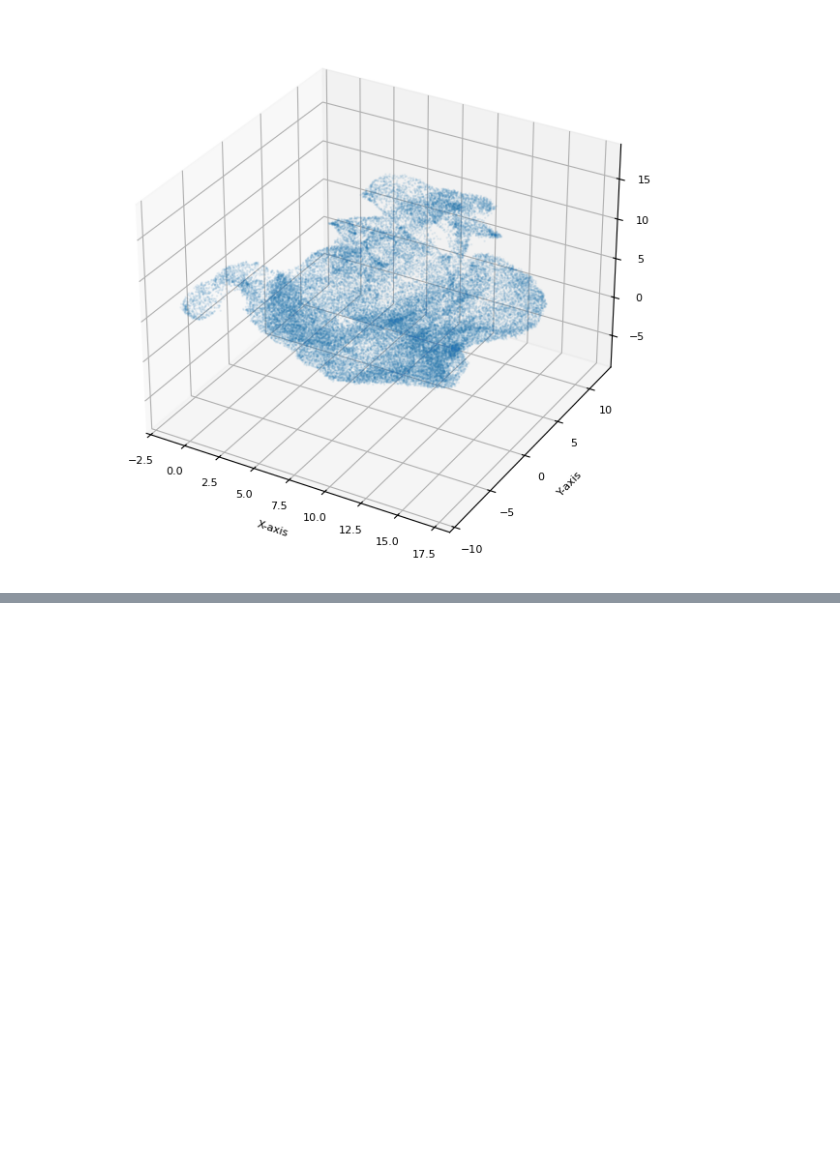
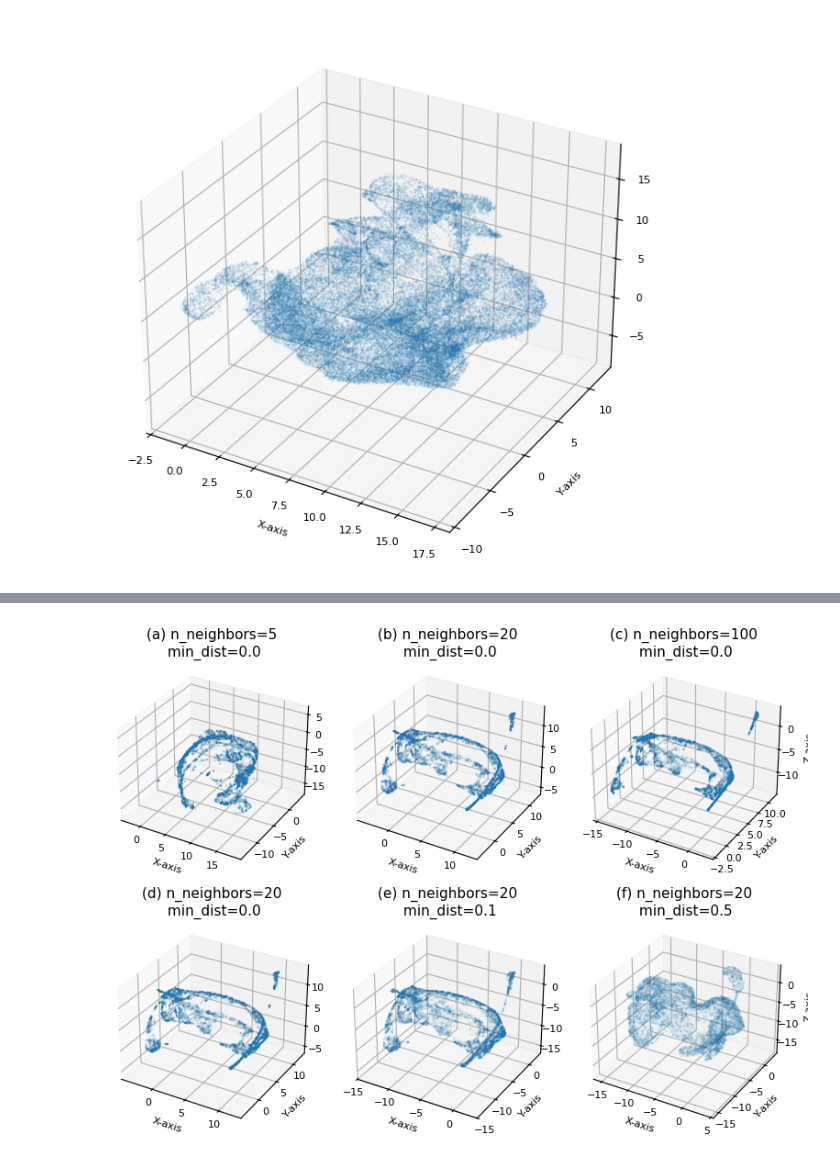
Before and after one commit to y-jenniges/ocean_clustering_and_validation, a Jupyter notebook: clustering_experiments/umap_hyperparameters.ipynb, the cells around one changed output, grey strips where cells are left out. Saved outputs shown, nothing was run; the diff lists cells and outputs as text; code cells hidden in the pictures; blank space fills up the shorter version.

```diff
--- a/clustering_experiments/umap_hyperparameters.ipynb
+++ b/clustering_experiments/umap_hyperparameters.ipynb
@@ -63,3 +137,13 @@ plt.show()
+# %%
+# Save embeddings (for later plots)
+for info in embeddings:
+    e = info["embedding"]
+    s = info["scaler"][0]
+    n_neighbors = info["n_neighbors"]
+    min_dist = info["min_dist"]
+    metric = info["metric"]
+    n_components = info["n_components"]
+    np.save(f"{config.output_dir_umap}/{s}/embedding_n_neighbors{n_neighbors}_min_dist{min_dist}_metric{metric}_n_components{n_components}.npy", e)
 # %% [markdown]
 # Compute Metrics
 # %%
@@ -398,11 +482,12 @@ dtype: object
 # Plotting with Final Hyperparameters
 # %%
 # Define final hyperparameter combinations
-final_hyps = {"minmax": {"n_neighbors": 30, "min_dist": 0.99, "metric": "euclidean", "n_components": 3},
-              "robust": {"n_neighbors": 30, "min_dist": 0.8, "metric": "euclidean", "n_components": 3}}
+final_hyps = {"minmax": {"n_neighbors": 20, "min_dist": 0.0, "metric": "euclidean", "n_components": 3},
+              "robust": {"n_neighbors": 30, "min_dist": 0.8, "metric": "euclidean", "n_components": 3}
+             }
 # %%
 # Load score results
-df = pd.read_csv(f"{config.output_dir_umap}/umap_grid_metrics.csv")
+df_results = pd.read_csv(f"{config.output_dir_umap}/umap_grid_metrics.csv")
 # %%
 # Print average metrics from hyp tuning
 for scaler_name, hyps in final_hyps.items():
@@ -460,9 +545,75 @@ for scaler_name, hyps in final_hyps.items():
     plot_interactive_embedding(df_temp[["e0", "e1", "e2"]], save_as=f"{config.output_dir_plots}/embedding_{scaler_name}.html")
 
     # Shepard plot
-    #plot_shepard(X_dict[scaler_name].to_numpy(), df_temp[["e0", "e1", "e2"]].to_numpy(), save_as=f"{config.output_dir_plots_high_res}/shepard_{scaler_name}.png", dpi=1000, figsize=(8, 6))
+    plot_shepard(X_dict[scaler_name].to_numpy(), df_temp[["e0", "e1", "e2"]].to_numpy(), save_as=f"{config.output_dir_plots_high_res}/shepard_{scaler_name}.png", dpi=1000, figsize=(8, 6))
 # %% [output]
 minmax
 [figure]
 robust
 [figure]
+# %%
+# Hyperparameter comparison plot
+pad = 0
+alpha = 0.08
+size = 0.03
+marker = ","
+tick_label_size = 8
+tick_padding = -3
+label_size = 8
+label_padding = -6
+title_size = 11
+subplot_labels = ["a", "b", "c", "d", "e", "f"]
+
+for scaler_name in X_dict.keys():
+    print(scaler_name)
+
+    fig, axs = plt.subplots(2, 3, subplot_kw={"projection": "3d"}, figsize=(8.27-pad, (8.27-pad)*0.7))  # A4 size in inches: 8.27 x 11.69
+
+    # Plot first row (varying n_neighbors)
+    for i, n_neighbors in enumerate([5, 20, 100]):
+        min_dist = "0.0"
+        i = int(i)
+
+        # Load embedding
+        e = np.load(f'{config.output_dir_umap}/{scaler_name}/embedding_n_neighbors{n_neighbors}_min_dist{min_dist}_metriceuclidean_n_components3.npy', allow_pickle=True)[0]
+
+        axs[0, i].scatter(e[:, 0], e[:, 1], e[:, 2], alpha=alpha, s=size, marker=marker)
+        axs[0, i].set_title(f"({subplot_labels[i]}) n_neighbors={n_neighbors}\n min_dist={min_dist}", fontsize=title_size, pad=0)
+        axs[0, i].set_xlabel('X-axis', fontsize=label_size, labelpad=label_padding)
+        axs[0, i].set_ylabel('Y-axis', fontsize=label_size, labelpad=label_padding)
+
+        if i == 2:
+            axs[0, i].set_zlabel('Z-axis', fontsize=label_size, labelpad=label_padding)
+
+        # Set tick label sizes
+        axs[0, i].tick_params(axis='x', labelsize=tick_label_size, pad=tick_padding)
+        axs[0, i].tick_params(axis='y', labelsize=tick_label_size, pad=tick_padding)
+        axs[0, i].tick_params(axis='z', labelsize=tick_label_size, pad=tick_padding)
+
+    # Plot second row (varying min_dist)
+    for i, min_dist in enumerate([0.0, 0.1, 0.5]):
+        n_neighbors = 20
+        i = int(i)
+
+        # Load embedding
+        e = np.load(f"{config.output_dir_umap}/{scaler_name}/embedding_n_neighbors{n_neighbors}_min_dist{min_dist}_metriceuclidean_n_components3.npy", allow_pickle=True)[0]
+
+        axs[1, i].scatter(e[:, 0], e[:, 1], e[:, 2], alpha=alpha, s=size, marker=marker)
+        axs[1, i].set_title(f"({subplot_labels[3 + i]}) n_neighbors={n_neighbors}\n min_dist={min_dist}", fontsize=title_size, pad=0)
+        axs[1, i].set_xlabel('X-axis', fontsize=label_size, labelpad=label_padding)
+        axs[1, i].set_ylabel('Y-axis', fontsize=label_size, labelpad=label_padding)
+
+        if i == 2:
+            axs[1, i].set_zlabel('Z-axis', fontsize=label_size, labelpad=label_padding)
+
+        # Set tick label sizes
+        axs[1, i].tick_params(axis='x', labelsize=tick_label_size, pad=tick_padding)
+        axs[1, i].tick_params(axis='y', labelsize=tick_label_size, pad=tick_padding)
+        axs[1, i].tick_params(axis='z', labelsize=tick_label_size, pad=tick_padding)
+
+    plt.subplots_adjust(hspace=1)
+    plt.tight_layout()
+    #plt.savefig(f"{config.output_dir_plots}umap_hyperparameters.png", dpi=300)
+    plt.savefig(f"{config.output_dir_plots_high_res}umap_hyperparameters_{scaler_name}.png", dpi=1000)
+    plt.show()
+# %% [output]
@@ -468,0 +621 @@ robust
+[figure, added]
```
Also changed, not shown: parts of 7 cells of this notebook.
